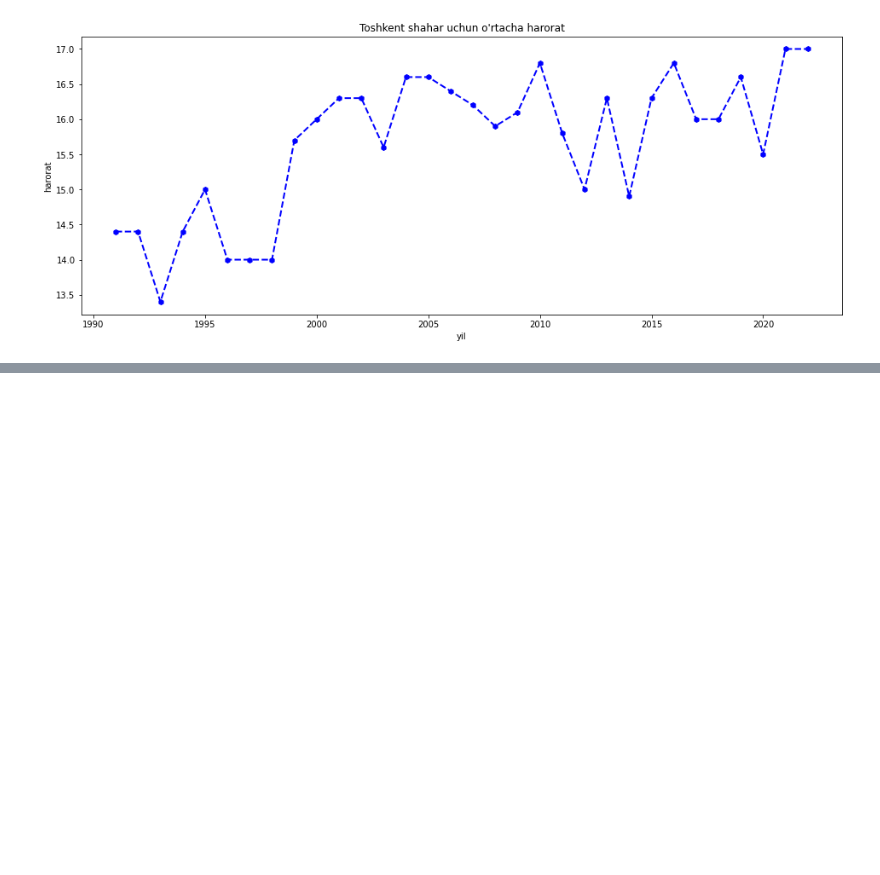
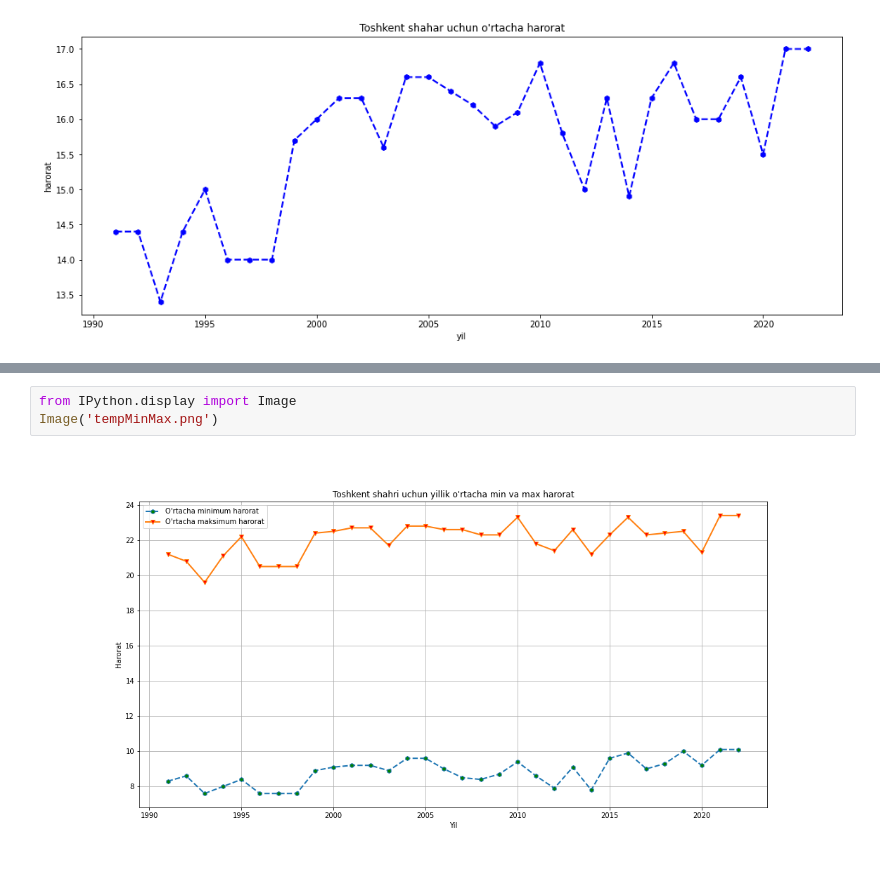
Before and after one commit to azamatnarzuloyev/Qollanma, a Jupyter notebook: grafik.ipynb, the cells around one changed output, grey strips where cells are left out. Saved outputs shown, nothing was run; the diff lists cells and outputs as text; blank space fills up the shorter version.

```diff
--- a/grafik.ipynb
+++ b/grafik.ipynb
@@ -295,0 +311,5 @@ plt.show()
+# %%
+from IPython.display import Image
+Image('tempMinMax.png')
+# %% [output]
+[figure, added]
```
Also changed, not shown: parts of 1 cell of this notebook.
